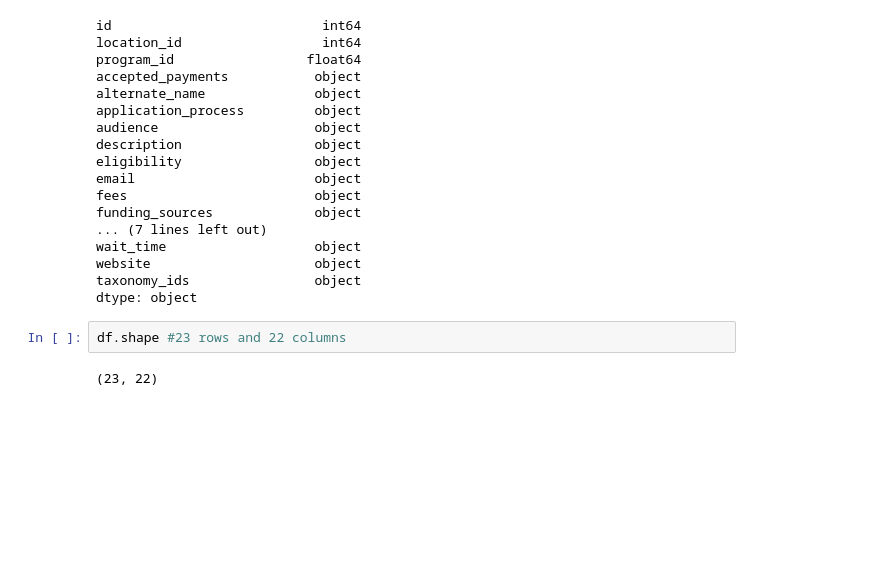
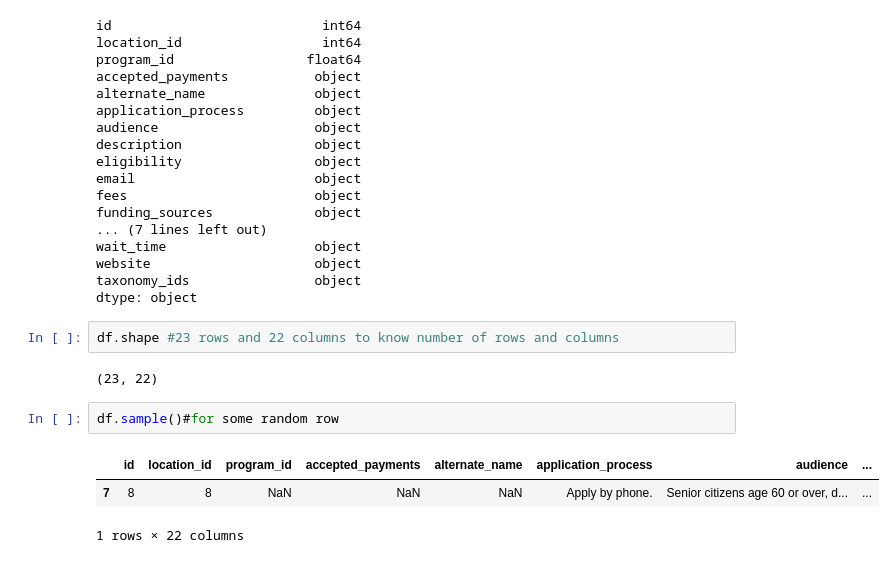
Before and after one commit to omkarpattnaik8080/Pandas, a Jupyter notebook: PandasComplete.ipynb, the cells around one changed output. Drawn from its saved outputs; the diff is of its cells as text; blank space fills up the shorter version.

```diff
--- a/PandasComplete.ipynb
+++ b/PandasComplete.ipynb
@@ -214,6 +195,12 @@ website                     object
 taxonomy_ids                object
 dtype: object
 # %%
-df.shape #23 rows and 22 columns
+df.shape #23 rows and 22 columns to know number of rows and columns
 # %% [output]
 (23, 22)
+# %%
+df.sample()#for some random row
+# %% [output]
+|  | id | location_id | program_id | accepted_payments | alternate_name | application_process | audience | ... |
+| 7 | 8 | 8 | NaN | NaN | NaN | Apply by phone. | Senior citizens age 60 or over, d... | ... |
+1 rows × 22 columns
```
Also changed, not shown: parts of 9 cells of this notebook.
